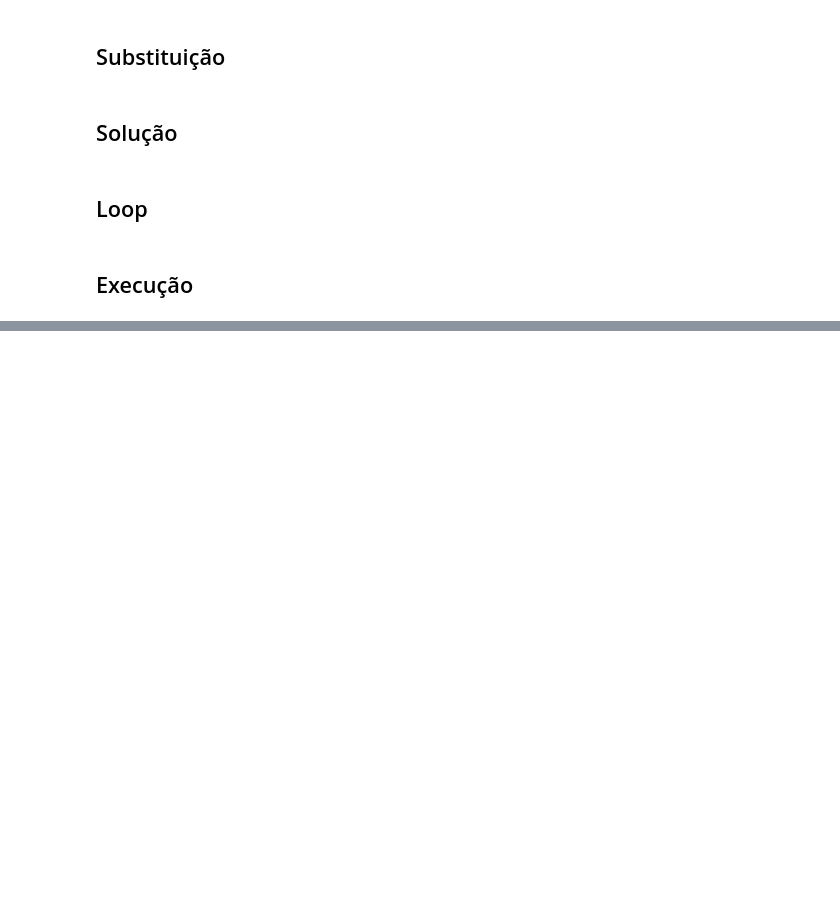
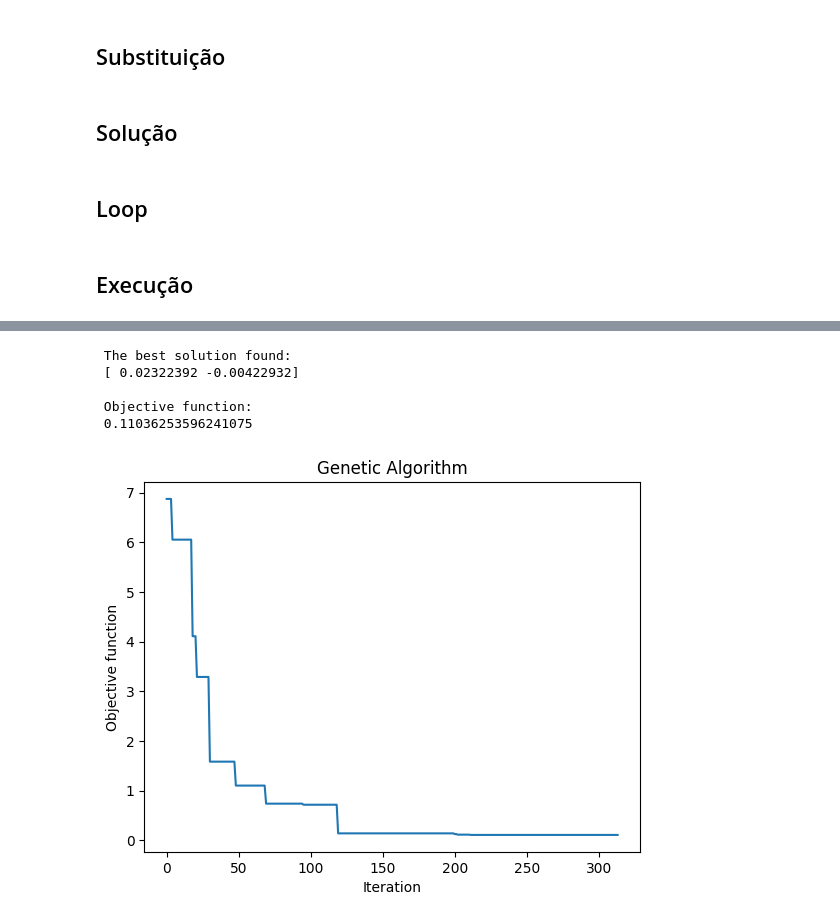
Before and after one commit to ismaalves/Algoritmos-Geneticos, a Jupyter notebook: AG_Inteligencia_Comp.ipynb, the cells around one changed output, grey strips where cells are left out. Cells and saved outputs as stored; diff of their text form; code cells hidden in the pictures; blank space fills up the shorter version.

```diff
--- a/AG_Inteligencia_Comp.ipynb
+++ b/AG_Inteligencia_Comp.ipynb
@@ -244,0 +231,37 @@ fig.show()
+# %%
+import pygad
+import numpy as np
+from geneticalgorithm import geneticalgorithm as ga
+# Definindo a função de fitness
+
+def f(x):
+    A = 10
+    y = 2*A + (x[0]**2 - A*np.cos(2*np.pi*x[0])) + (x[1]**2 - A*np.cos(2*np.pi*x[1]))
+    return y
+
+
+varbound=np.array([[-5,5]]*2)
+
+algorithm_param = {'max_num_iteration': 1000,\
+                   'population_size':100,\
+                   'mutation_probability':0.02,\
+                   'elit_ratio': 0.01,\
+                   'crossover_probability': 0.5,\
+                   'parents_portion': 0.5,\
+                   'crossover_type':'uniform',\
+                   'max_iteration_without_improv':100}
+
+model=ga(function=f,
+         dimension=2,
+         variable_type='real',
+         variable_boundaries=varbound,
+         algorithm_parameters=algorithm_param)
+
+model.run()
+# %% [output]
+ The best solution found:
+ [ 0.02322392 -0.00422932]
+
+ Objective function:
+ 0.11036253596241075
+[figure, added]
```
Also changed, not shown: parts of 22 cells of this notebook.
